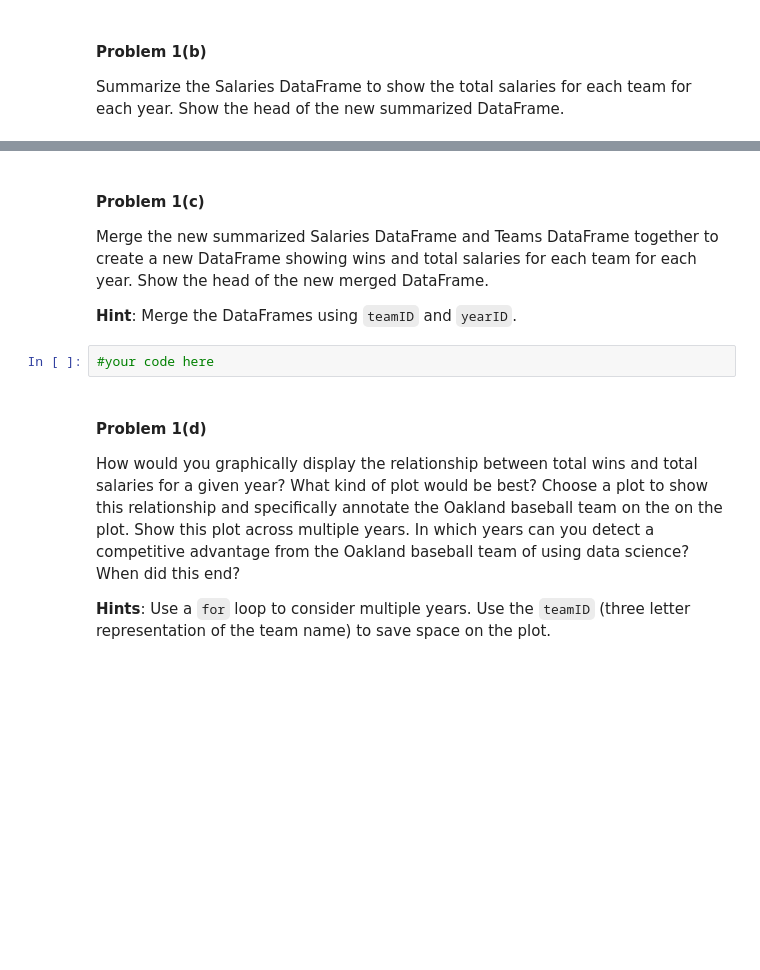
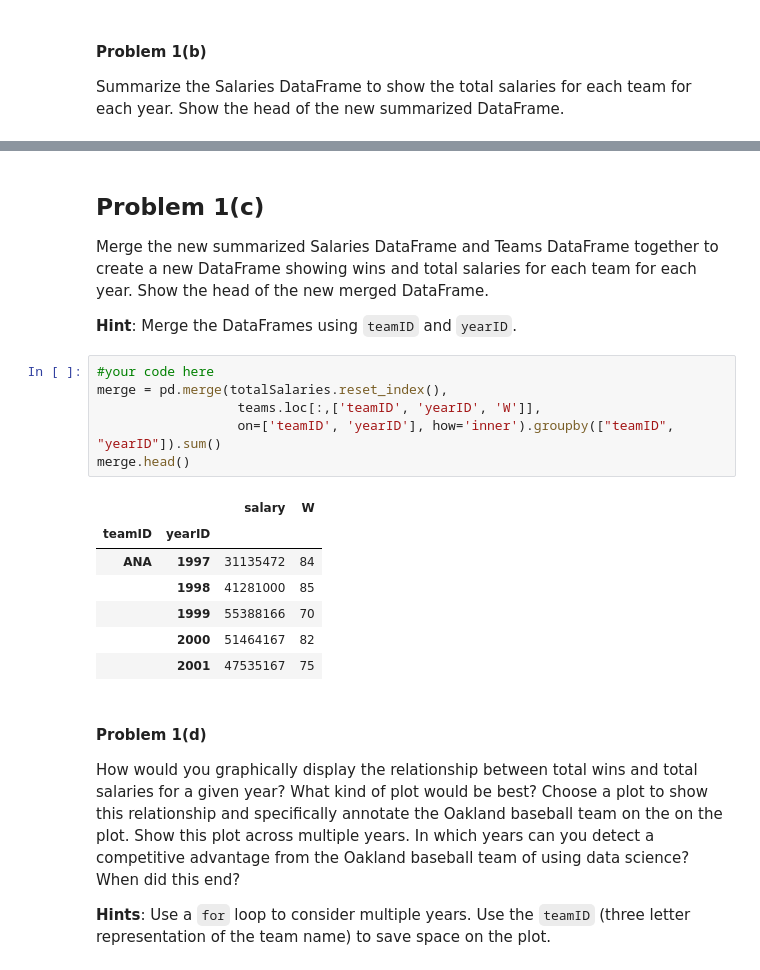
Before and after one commit to SupaStuff/599_hw, a Jupyter notebook: 1/HW1Prob1.ipynb, the cells around one changed output, grey strips where cells are left out. Saved outputs shown, nothing was run; the diff lists cells and outputs as text; blank space fills up the shorter version.

```diff
--- a/1/HW1Prob1.ipynb
+++ b/1/HW1Prob1.ipynb
@@ -63,11 +104,23 @@ Summarize the Salaries DataFrame to show the total salaries for each team for ea
 # %% [markdown]
-#### Problem 1(c)
+## Problem 1(c)
 
 Merge the new summarized Salaries DataFrame and Teams DataFrame together to create a new DataFrame showing wins and total salaries for each team for each year. Show the head of the new merged DataFrame.
 
 **Hint**: Merge the DataFrames using `teamID` and `yearID`.
-# %%
-#your code here
+# %%
+#your code here
+merge = pd.merge(totalSalaries.reset_index(),
+                  teams.loc[:,['teamID', 'yearID', 'W']],
+                  on=['teamID', 'yearID'], how='inner').groupby(["teamID", "yearID"]).sum()
+merge.head()
+# %% [output]
+|  |  | salary | W |
+| teamID | yearID |  |  |
+| ANA | 1997 | 31135472 | 84 |
+|  | 1998 | 41281000 | 85 |
+|  | 1999 | 55388166 | 70 |
+|  | 2000 | 51464167 | 82 |
+|  | 2001 | 47535167 | 75 |
 # %% [markdown]
 #### Problem 1(d)
 
```
Also changed, not shown: parts of 9 cells of this notebook.
